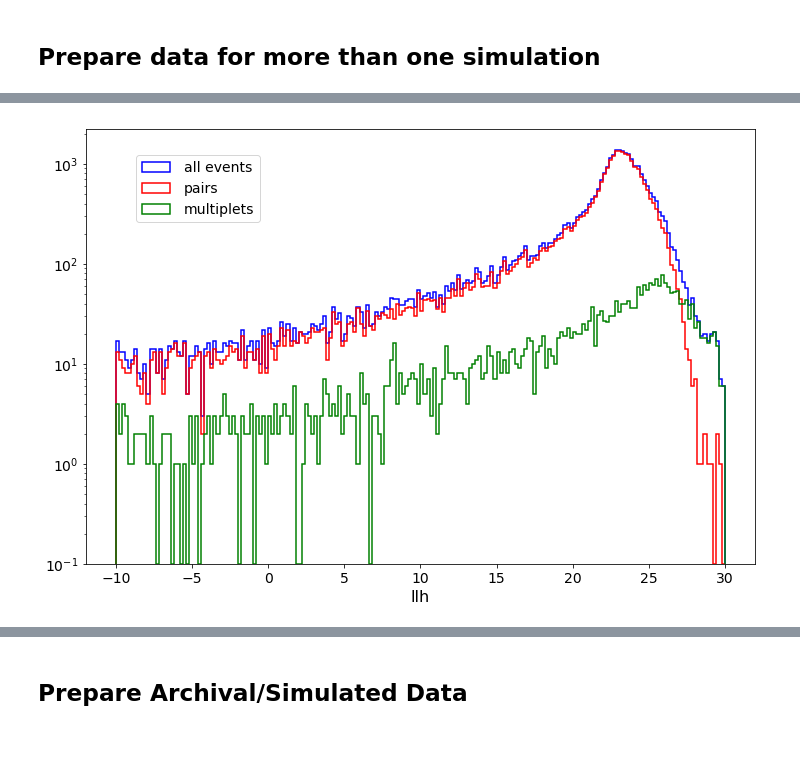
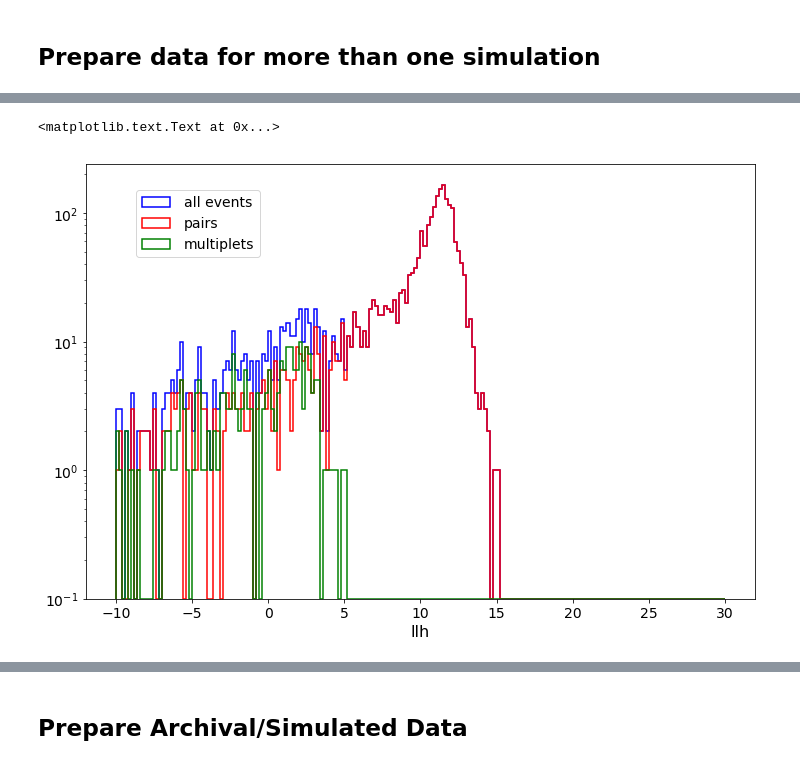
Before and after one commit to hayalaso/Analyses_AMON, a Jupyter notebook: HAWC_IC/HAWC-IC_Coinc.ipynb, the cells around one changed output, grey strips where cells are left out. Drawn from its saved outputs; the diff is of its cells as text; code cells hidden in the pictures.

```diff
--- a/HAWC_IC/HAWC-IC_Coinc.ipynb
+++ b/HAWC_IC/HAWC-IC_Coinc.ipynb
@@ -88,7 +128,7 @@ minspc=3.5
 best_fit_val = []
 
 #Combine the HAWC month of data with 1200 scrambled months of IC data. -> Simulating 1200 months of data.
-for i in xrange(12):
+for i in xrange(1):
     #HAWC sim
     #dfh = pd.read_csv("HAWC_simulations/2016-01-01_{}-times.txt".format(i+1),delimiter=" ")
     dfh = pd.read_csv("HAWC_scrambled/{}.csv".format(i))
@@ -117,7 +157,8 @@ for i in xrange(12):
         for ic in dfw.itertuples():
             spc=spcang(h.HRA,ic.ICRA,h.HDec,ic.ICDec)
             if spc<minspc:
-                event_list.append([ic.ICDec,ic.ICRA,ic.ICsigmaR,pd.to_datetime(ic.ICtime), np.deg2rad(np.deg2rad(ic.ICFPRD))*h.Hduration,1.])
+                #event_list.append([ic.ICDec,ic.ICRA,ic.ICsigmaR,pd.to_datetime(ic.ICtime), np.deg2rad(np.deg2rad(ic.ICFPRD))*h.Hduration,1.])
+                event_list.append([ic.ICDec,ic.ICRA,ic.ICsigmaR,pd.to_datetime(ic.ICtime), probBkgIC(np.sin(np.deg2rad(ic.ICDec))),pHEN(ic.ICsigs/ic.ICFPRD)])
         all_event_list.append(event_list)
 
     #Just paired events
@@ -131,7 +172,8 @@ for i in xrange(12):
         #else:
         #solution = optimize.minimize(lambda x: -tloglh(x[0],x[1],ev),np.array([ev[0][0]+0.1,ev[0][1]+0.1]), method = 'SLSQP')#'BFGS')
         pcluster = pNuCluster(ev)
-        psigma = ev[0][5]
+        phwcsigma = ev[0][5]
+        picsigma = totalpHEN(ev)
 
 
         stderr = 0.
@@ -166,6 +208,7 @@ for i in xrange(12):
             res.append(stddev)
             res.append(len(ev)-1)
             res.append(pcluster)
-            res.append(psigma)
+            res.append(phwcsigma)
+            res.append(picsigma)
             res.append(ev)
             best_fit_val.append(res)
@@ -226,35 +267,36 @@ _=plt.hist(likelihood,
          color='b',
          lw=1.5,
          bins=200,
          range=therange,
          histtype='step',
          label=r'all events')
 _=plt.hist(likelihood_pair,
          #cumulative=True,normed=1,histtype='step',
          log=True,
          color='r',
          lw=1.5,
          bins=200,
          range=therange,
          #alpha=0.5,
          histtype='step',
          label=r'pairs')
 _=plt.hist(likelihood_mult,
          #cumulative=True,normed=1,histtype='step',
          log=True,
          color='g',
          lw=1.5,
          bins=200,
          range=therange,
          #alpha=0.5,
          histtype='step',
          label=r'multiplets')
 l=legend(bbox_to_anchor=(0.26,0.94),loc=1,borderaxespad=0,numpoints=1,fancybox=True,
          handletextpad=1,handlelength=2,prop={'size':14})
 xlabel(r'llh',fontsize=16)
-savefig("plots/llh_1year_v2.png")
+#savefig("plots/llh_1year_v2.png")
 # %% [output]
+<matplotlib.text.Text at 0x...>
-[figure, old version]
+[figure, new version]
 # %%
 rcParams['figure.figsize']=12,6
 rcParams['font.size']=14
```
Also changed, not shown: parts of 9 cells of this notebook.
